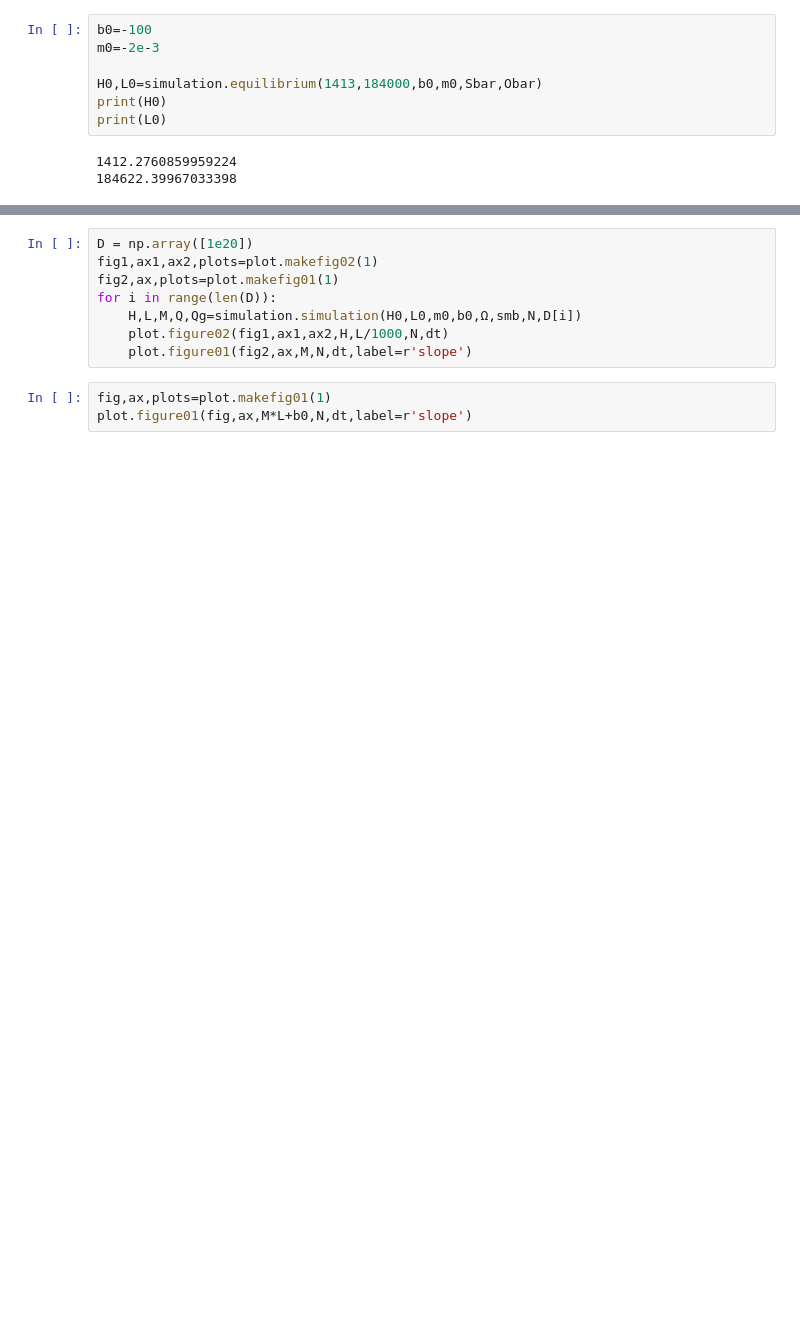
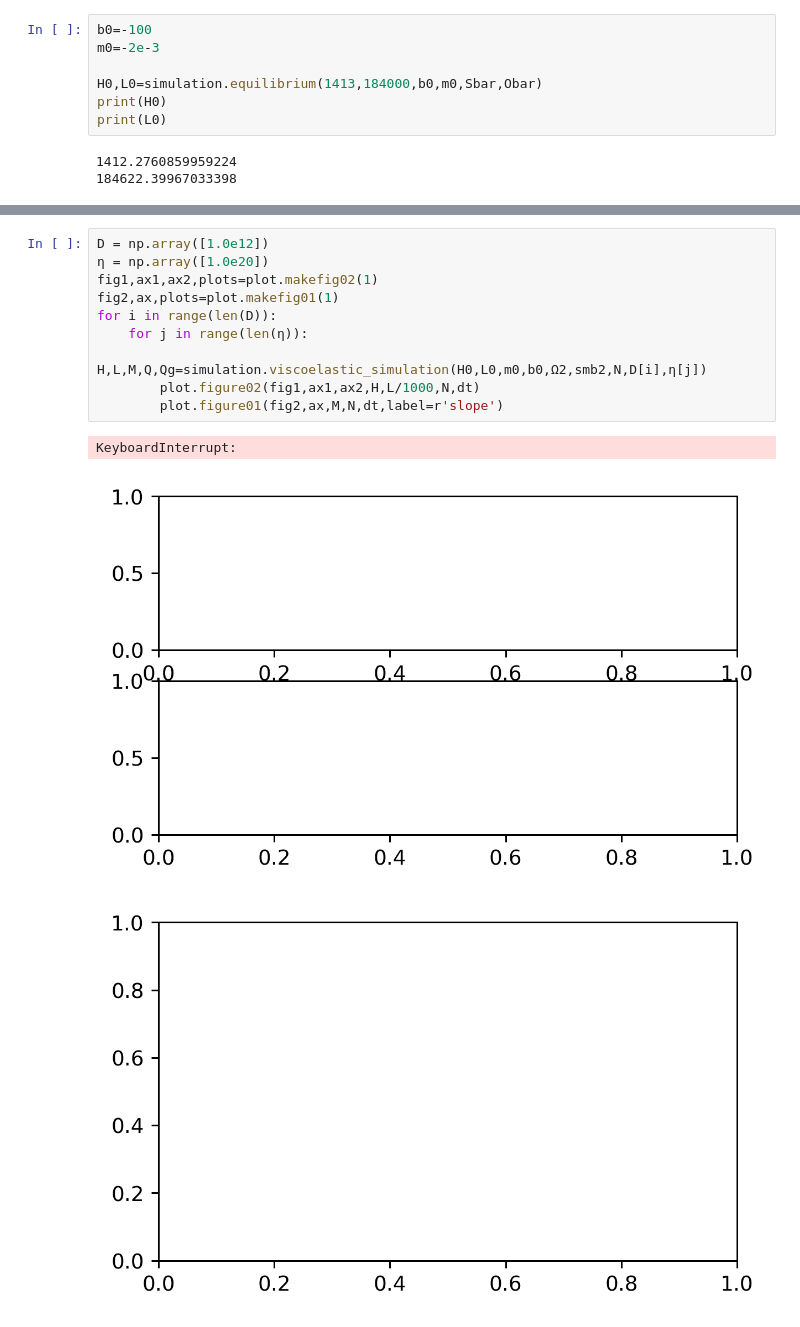
Before and after one commit to hoffmaao/gia2stage, a Jupyter notebook: gia2stage.ipynb, the cells around one changed output, grey strips where cells are left out. Cells and saved outputs as stored; diff of their text form; blank space fills up the shorter version.

```diff
--- a/gia2stage.ipynb
+++ b/gia2stage.ipynb
@@ -47,11 +53,14 @@ print(L0)
 # %%
-D = np.array([1e20])
+D = np.array([1.0e12])
+η = np.array([1.0e20])
 fig1,ax1,ax2,plots=plot.makefig02(1)
 fig2,ax,plots=plot.makefig01(1)
 for i in range(len(D)):
-    H,L,M,Q,Qg=simulation.simulation(H0,L0,m0,b0,Ω,smb,N,D[i])
-    plot.figure02(fig1,ax1,ax2,H,L/1000,N,dt)
-    plot.figure01(fig2,ax,M,N,dt,label=r'slope')
+    for j in range(len(η)):
+        H,L,M,Q,Qg=simulation.viscoelastic_simulation(H0,L0,m0,b0,Ω2,smb2,N,D[i],η[j])
+        plot.figure02(fig1,ax1,ax2,H,L/1000,N,dt)
+        plot.figure01(fig2,ax,M,N,dt,label=r'slope')
+# %% [output]
+KeyboardInterrupt:
+[figure, added]
+[figure, added]
-# %%
-fig,ax,plots=plot.makefig01(1)
-plot.figure01(fig,ax,M*L+b0,N,dt,label=r'slope')
```
Also changed, not shown: parts of 7 cells of this notebook, 30 other files.
